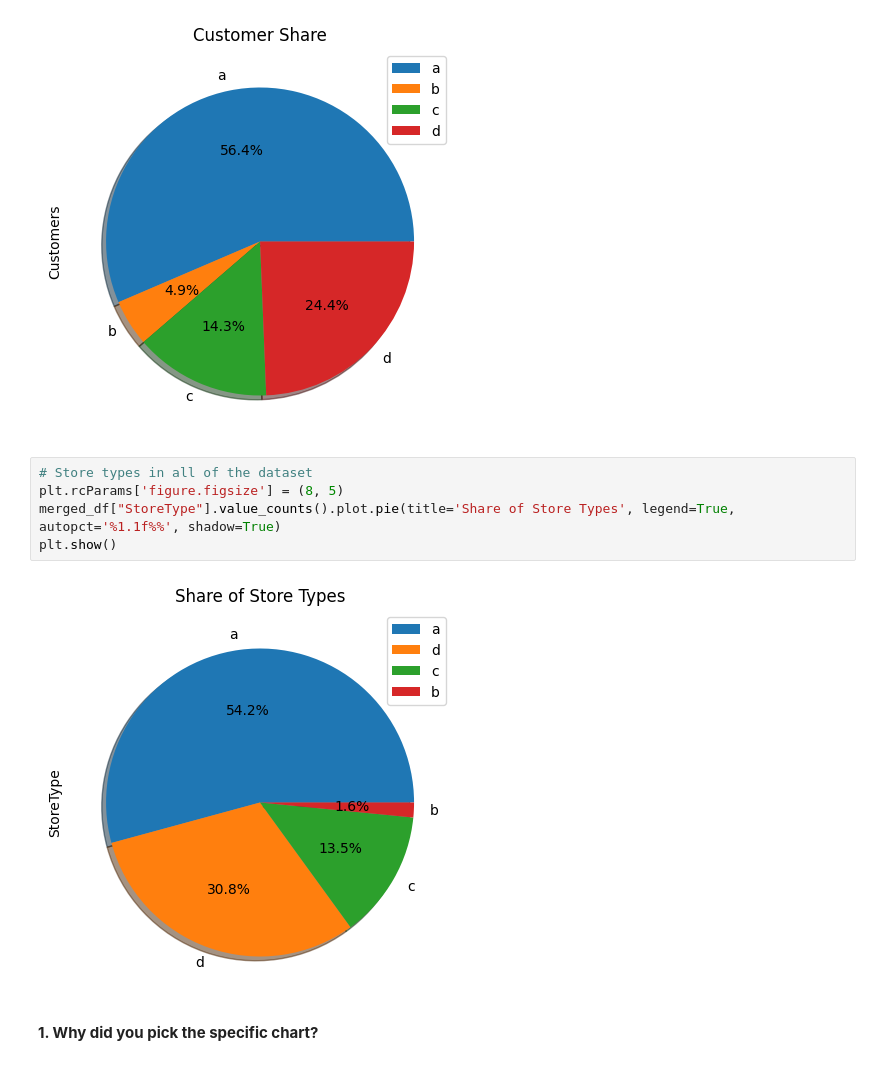
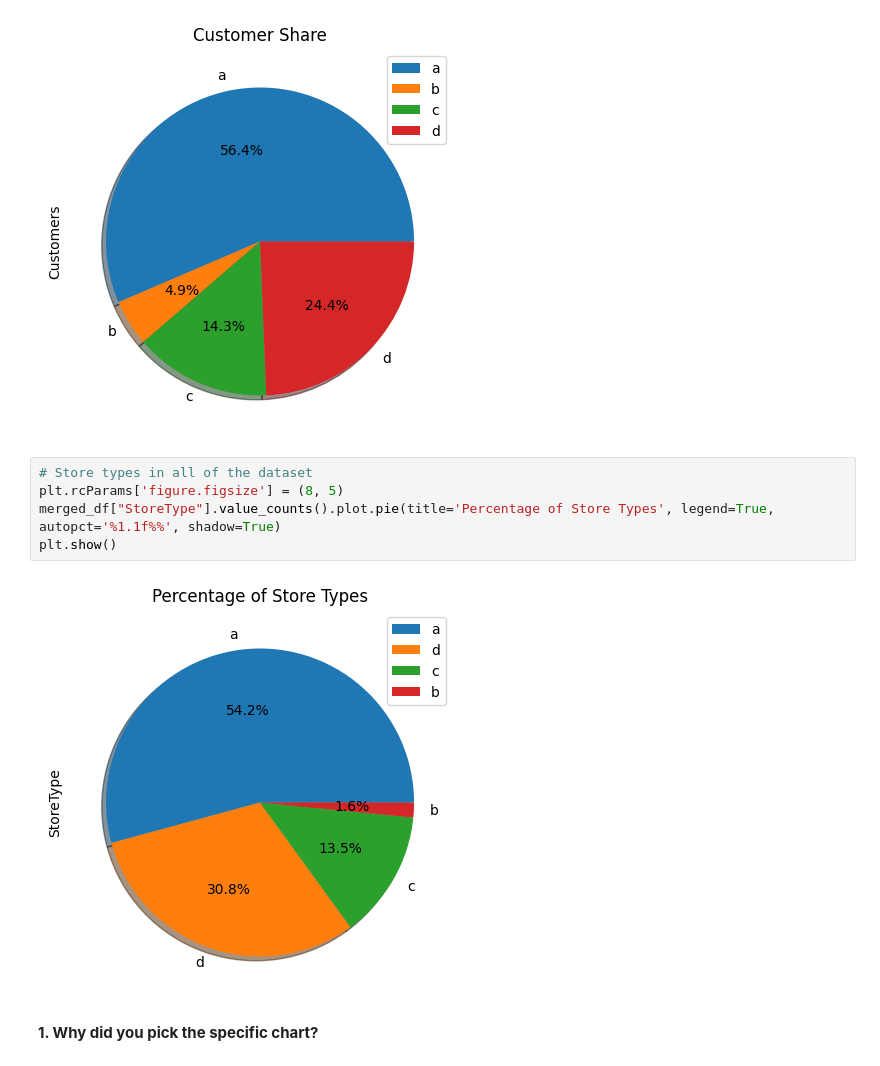
Before and after one commit to kapilkukreja469/Retail_sales_pridiction, a Jupyter notebook: Retail_sales_pridiction_Kapil_kukreja.ipynb, the cells around one changed output. Cells and saved outputs as stored; diff of their text form.

```diff
--- a/Retail_sales_pridiction_Kapil_kukreja.ipynb
+++ b/Retail_sales_pridiction_Kapil_kukreja.ipynb
@@ -862,10 +865,10 @@ plt.show()
 # %%
 # Store types in all of the dataset
 plt.rcParams['figure.figsize'] = (8, 5)
-merged_df["StoreType"].value_counts().plot.pie(title='Share of Store Types', legend=True, autopct='%1.1f%%', shadow=True)
+merged_df["StoreType"].value_counts().plot.pie(title='Percentage of Store Types', legend=True, autopct='%1.1f%%', shadow=True)
 plt.show()
 # %% [output]
-[figure, old version]
+[figure, new version]
 # %% [markdown]
 **1. Why did you pick the specific chart?**
 # %% [markdown]
```
Also changed, not shown: parts of 104 cells of this notebook.
